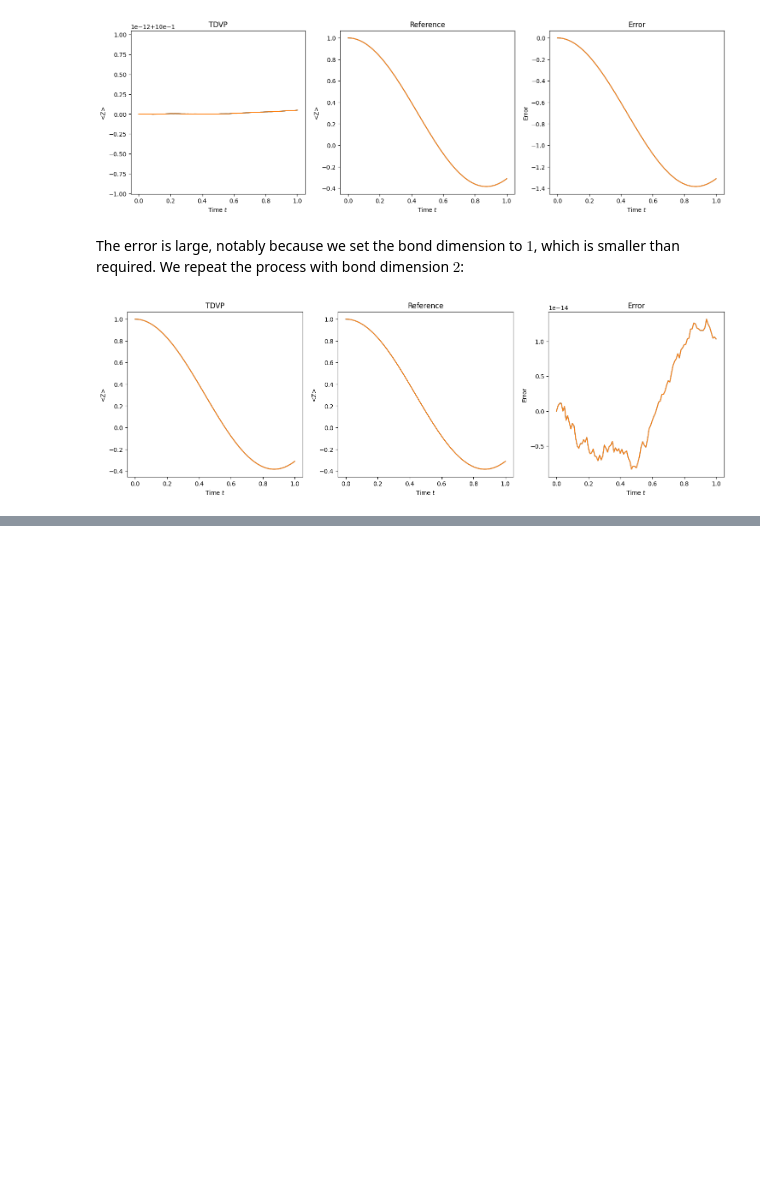
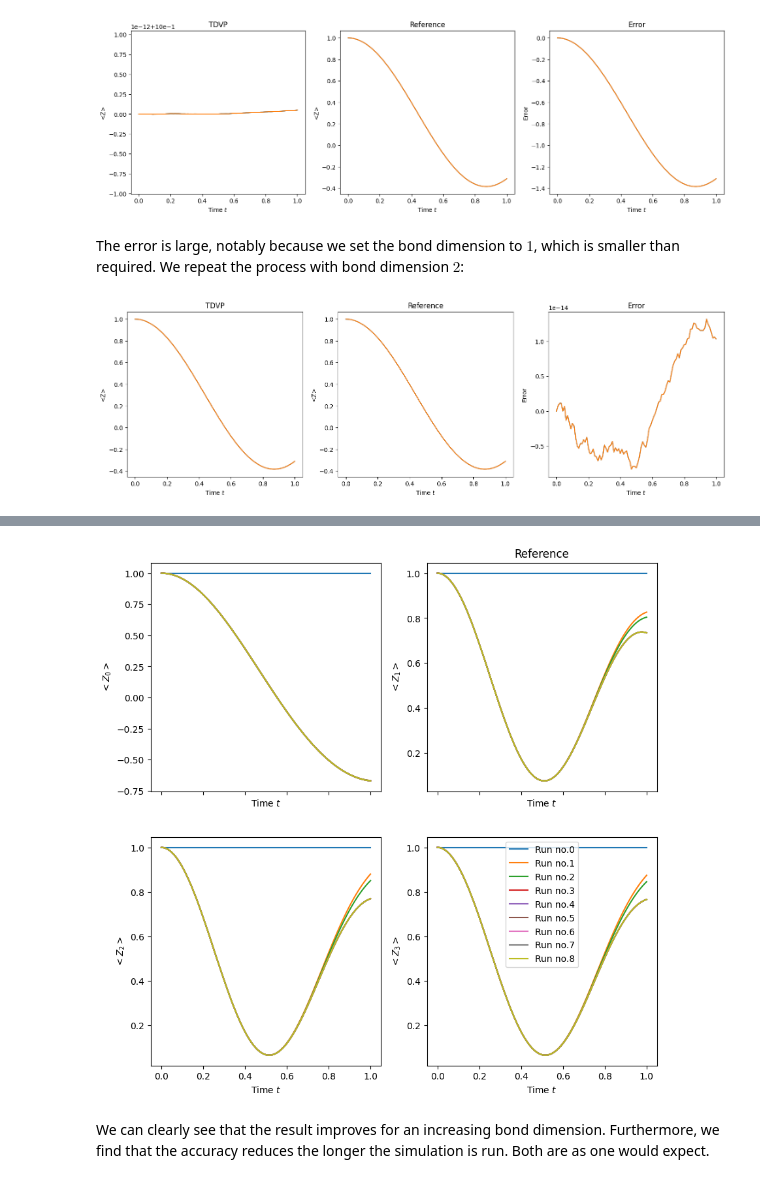
Before and after one commit to Drachier/PyTreeNet, a Jupyter notebook: example_notebooks/tdvp/demonstrating_tdvp_for_mps.ipynb, the cells around one changed output, grey strips where cells are left out. Drawn from its saved outputs; the diff is of its cells as text; code cells hidden in the pictures; blank space fills up the shorter version.

```diff
--- a/example_notebooks/tdvp/demonstrating_tdvp_for_mps.ipynb
+++ b/example_notebooks/tdvp/demonstrating_tdvp_for_mps.ipynb
@@ -225,0 +240,2 @@ plt.show()
+# %%
+mps = ptn.MatrixProductState.constant_product_state(0,2,num_sites,root_site=4)
@@ -225,0 +301,15 @@ plt.show()
+# %%
+results = []
+for bond_dimension in bond_dimensions:
+    mps = ptn.MatrixProductState.constant_product_state(0,2,num_sites,
+                                                        root_site=4,
+                                                        bond_dimensions=bond_dimension)
+    tdvp = ptn.FirstOrderOneSiteTDVP(mps,ham_ttno,
+                                    time_step_size,final_time,
+                                    operators)
+    tdvp.run(evaluation_time=10,pgbar=True)
+    results.append(tdvp.results)
+# %%
+# All expectation values are real
+for result in results:
+    print(np.allclose(np.imag(result),np.zeros_like(result)))
@@ -225,0 +326,34 @@ plt.show()
+# %%
+results = [np.real(result) for result in results]
+# %%
+times = results[0][-1,:]
+
+fig3, axs3 = plt.subplots(2,2,figsize=(10,10),sharex=True)
+
+for i in range(len(bond_dimensions)):
+    axs3[0,0].plot(times, results[i][0])
+axs3[0,0].set_xlabel("Time $t$")
+axs3[0,0].set_ylabel("$<Z_0>$")
+
+for i in range(len(bond_dimensions)):
+    axs3[0,1].plot(times, results[i][1])
+axs3[0,1].set_xlabel("Time $t$")
+axs3[0,1].set_ylabel("$<Z_1>$")
+axs3[0,1].set_title("Reference")
+
+for i in range(len(bond_dimensions)):
+    axs3[1,0].plot(times, results[i][2])
+axs3[1,0].set_xlabel("Time $t$")
+axs3[1,0].set_ylabel("$<Z_2>$")
+
+for i in range(len(bond_dimensions)):
+    axs3[1,1].plot(times, results[i][3], label="Run no." + str(i))
+axs3[1,1].set_xlabel("Time $t$")
+axs3[1,1].set_ylabel("$<Z_3>$")
+
+plt.legend()
+plt.show()
+# %% [output]
+[figure, added]
+# %% [markdown]
+We can clearly see that the result improves for an increasing bond dimension. Furthermore, we find that the accuracy reduces the longer the simulation is run. Both are as one would expect.
```
Also changed, not shown: parts of 9 cells of this notebook.
